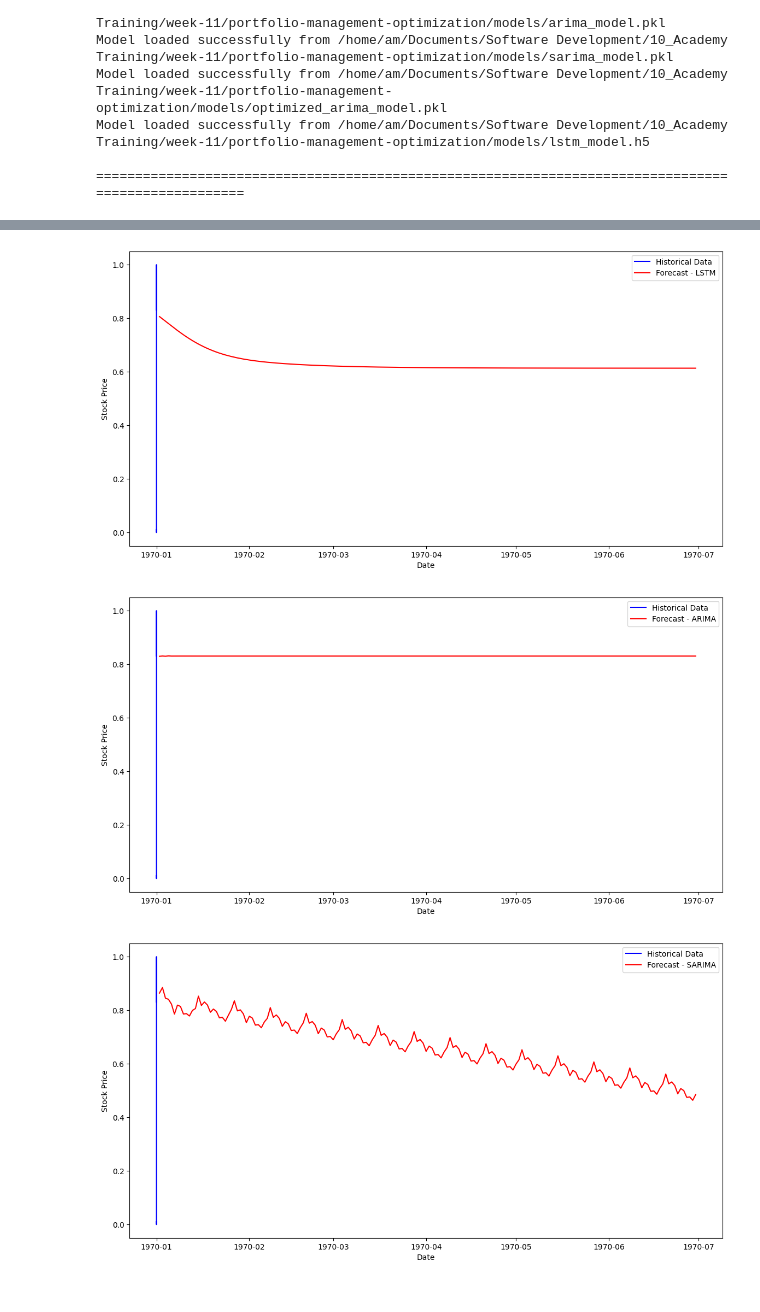
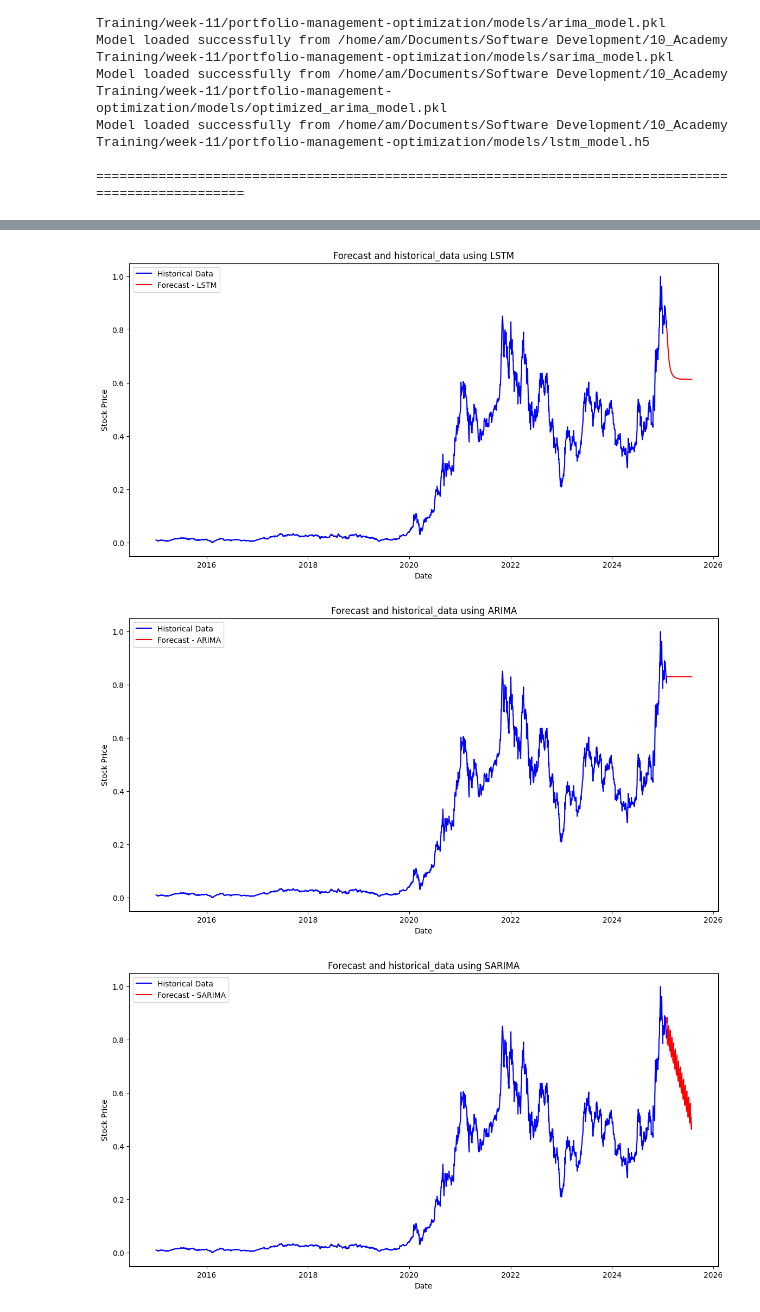
Before and after one commit to amare1990/portfolio-management-optimization, a Jupyter notebook: notebooks/market_trends_forecaster.ipynb, the cells around one changed output, grey strips where cells are left out. Cells and saved outputs as stored; diff of their text form; code cells hidden in the pictures.

Commit message:
Fix bugs  by updating the index of the data to be a date

```diff
--- a/notebooks/market_trends_forecaster.ipynb
+++ b/notebooks/market_trends_forecaster.ipynb
@@ -61,7 +91,15 @@ Forecasting using LSTM completed successfully!
 # %%
-# Visualize the forecast
+# Ensure SARIMA forecast index is a datetime index
+sarima_forecast, sarima_conf_int = future_market_forecaster.forecast_sarima(steps=180)
 
+# Generate appropriate date index
+sarima_index = pd.date_range(start=future_market_forecaster.data.index[-1], periods=len(sarima_forecast) + 1, freq='D')[1:]
+
+# Convert SARIMA forecast into a DataFrame with correct index
+sarima_forecast = pd.Series(sarima_forecast.values, index=sarima_index)
+
+# Now call the visualization function
 future_market_forecaster.visualize_forecast(forecast_lstm, "LSTM")
 future_market_forecaster.visualize_forecast(forecast_arima, "ARIMA")
-future_market_forecaster.visualize_forecast(forecast_sarima[0], "SARIMA")
+future_market_forecaster.visualize_forecast(sarima_forecast, "SARIMA")
 # %% [output]
@@ -68,5 +123,5 @@ future_market_forecaster.visualize_forecast(forecast_sarima[0], "SARIMA")
-[figure, old version]
+[figure, new version]
-[figure, old version]
+[figure, new version]
-[figure, old version]
+[figure, new version]
 # %%
 # Analyze forecast
```
Also changed, not shown: parts of 7 cells of this notebook, 1 other file.
